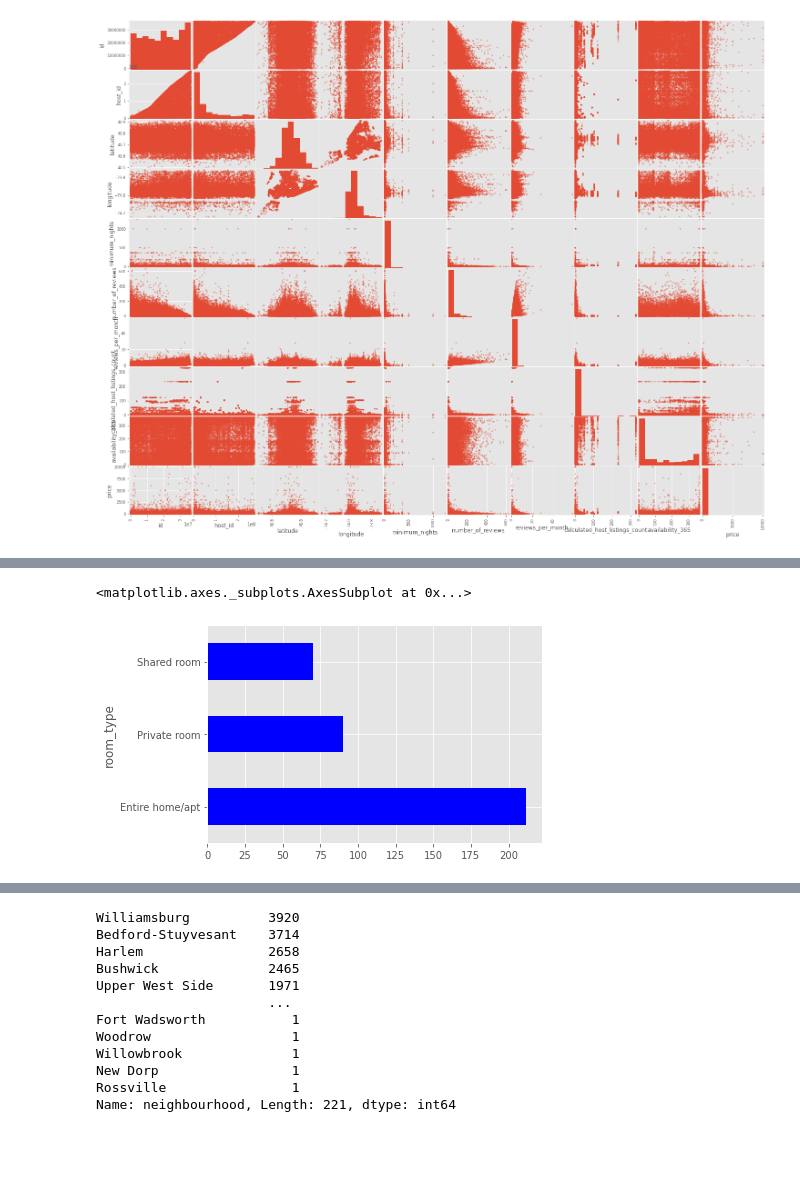
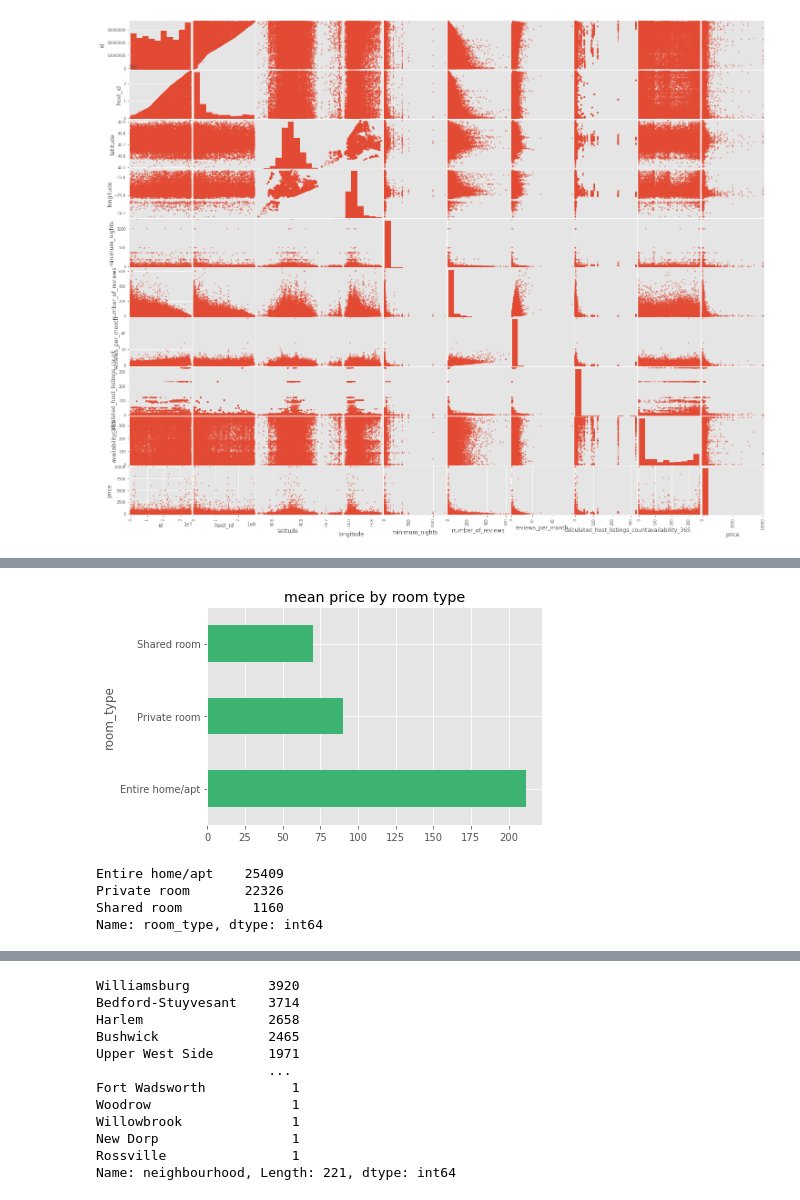
Before and after one commit to Nicole-LijuanChen/NYC-Airbnb-Rental-Prices-Prediction, a Jupyter notebook: eda.ipynb, the cells around one changed output, grey strips where cells are left out. Saved outputs shown, nothing was run; the diff lists cells and outputs as text; code cells hidden in the pictures; blank space fills up the shorter version.

```diff
--- a/eda.ipynb
+++ b/eda.ipynb
@@ -152,6 +163,13 @@ ax = sns.scatterplot(data=df, x='longitude', y='latitude', hue='neighbourhood_gr
 # %%
-df.groupby('room_type').mean()['price'].plot(kind='barh', color ='b')
+df.groupby('room_type').mean()['price'].plot(kind='barh', color ='mediumseagreen', title = 'mean price by room type')
+plt.savefig('mean_price_by_room_type.png')
 # %% [output]
-<matplotlib.axes._subplots.AxesSubplot at 0x...>
-[figure, old version]
+[figure, new version]
+# %%
+df['room_type'].value_counts()
+# %% [output]
+Entire home/apt    25409
+Private room       22326
+Shared room         1160
+Name: room_type, dtype: int64
 # %%
```
Also changed, not shown: parts of 25 cells of this notebook.
